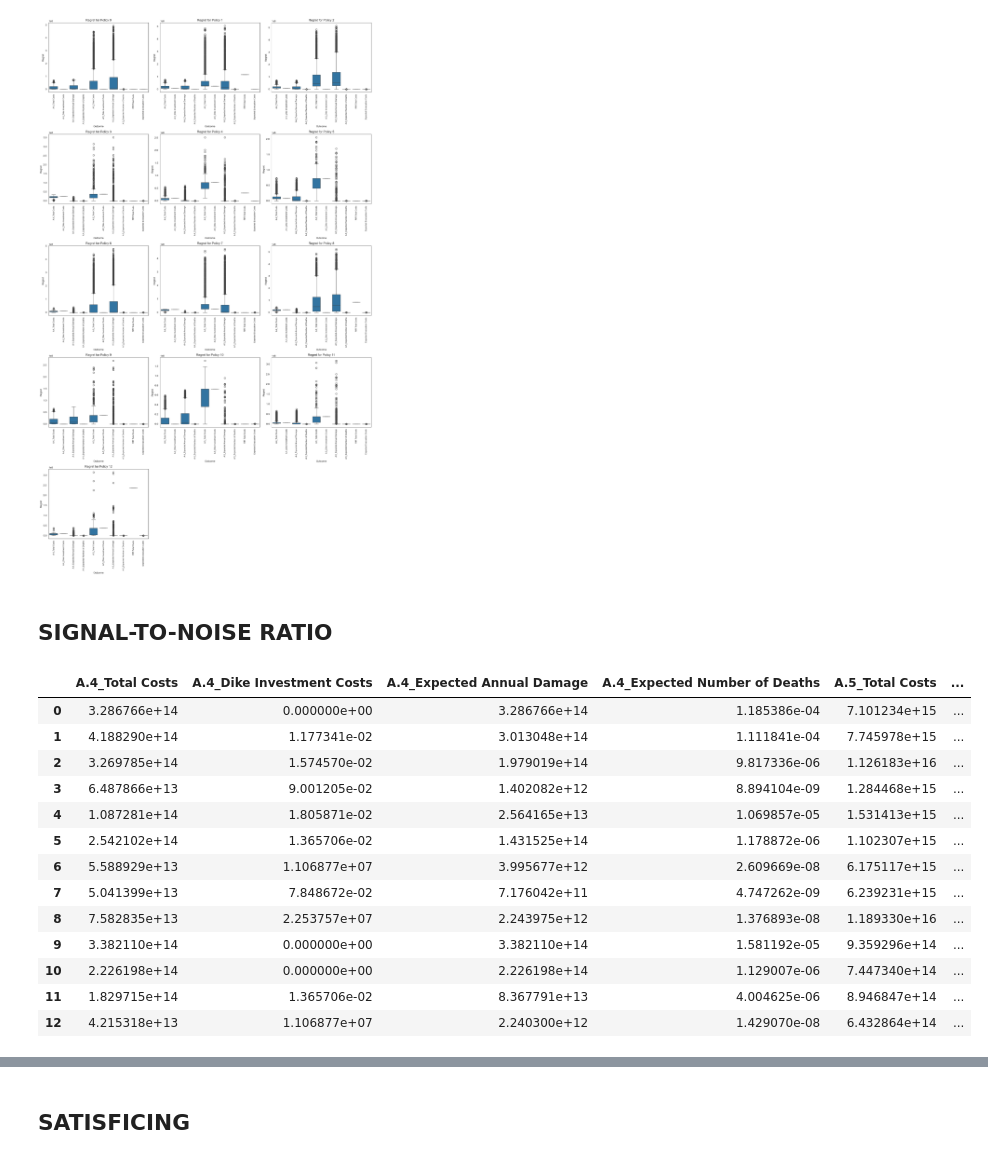
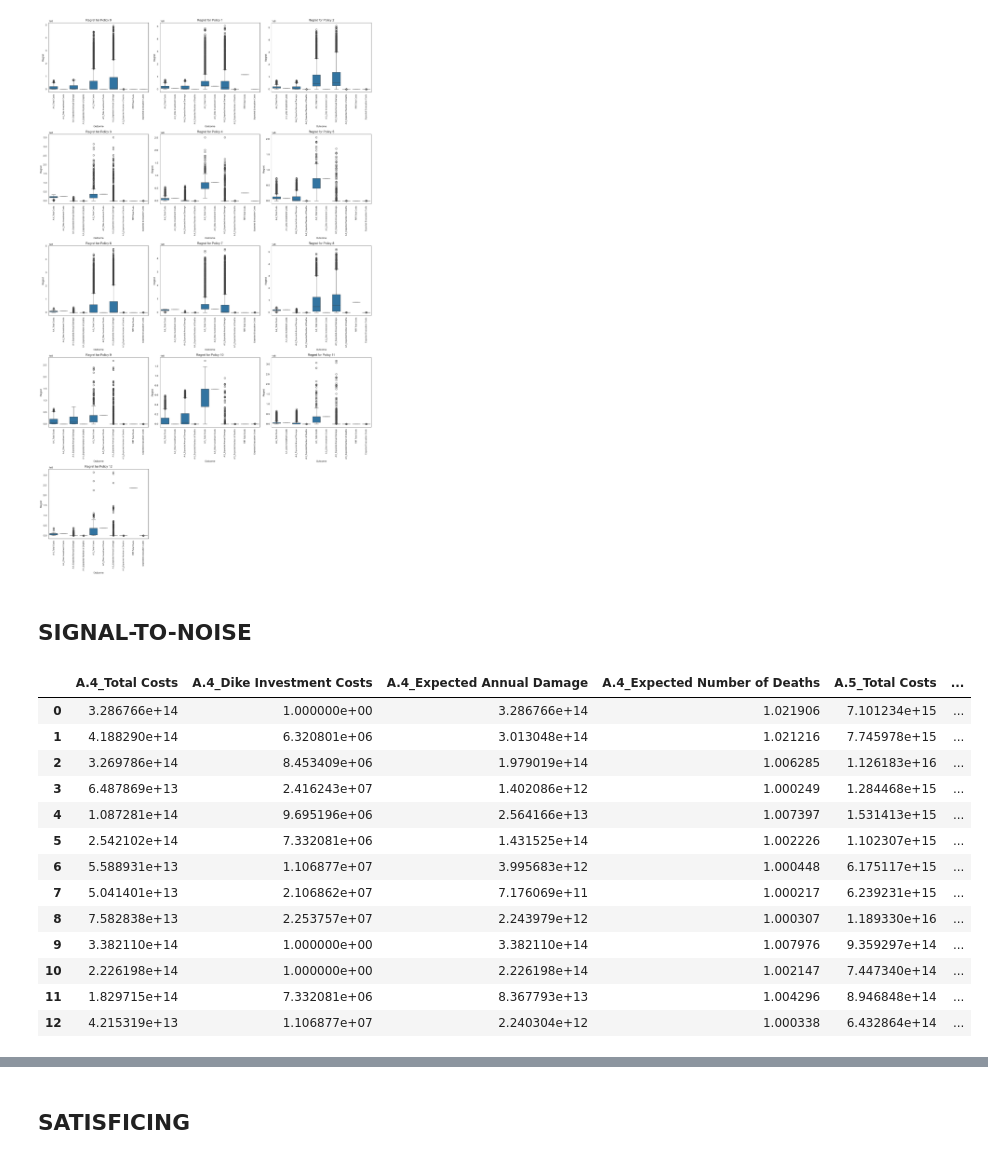
Before and after one commit to movephutthaphaiboon/epa141a-flood-policy-optimization-overijssel, a Jupyter notebook: final assignment/0_Robustness.ipynb, the cells around one changed output, grey strips where cells are left out. Saved outputs shown, nothing was run; the diff lists cells and outputs as text; code cells hidden in the pictures.

```diff
--- a/final assignment/0_Robustness.ipynb
+++ b/final assignment/0_Robustness.ipynb
@@ -137,22 +137,10 @@ results = load_results('results/robustness_results.tar.gz')
 experiments, outcomes = results
 # %% [markdown]
 ## REGRET
-# %%
-def calculate_regret(data, best):
-    return np.abs(best-data)
-
-def calculate_stn_ratio(data, direction):
-    mean = np.mean(data)
-    std = np.std(data)
-    if std == 0:
-        std = 1
-    if direction == ScalarOutcome.MAXIMIZE:
-        return mean/std
-    else:
-        return mean*std
 # %%
 overall_regret = {}
 max_regret = {}
+med_regret = {}
 
 for outcome in model.outcomes:
     policy_column = experiments['policy']
@@ -168,5 +156,6 @@ for outcome in model.outcomes:
 
     overall_regret[outcome.name] = outcome_regret
     max_regret[outcome.name] = outcome_regret.max()
+    med_regret[outcome.name] = outcome_regret.median()
 # %%
 max_regret = pd.DataFrame(max_regret)
@@ -176,0 +167,2 @@ plt.show()
+# %%
+max_regret_data = max_regret.drop(columns=['A.4_Total Costs','A.5_Total Costs'])
@@ -230,34 +310,39 @@ plt.show()
 # %% [output]
 [figure]
 # %% [markdown]
-## SIGNAL-TO-NOISE RATIO
+## SIGNAL-TO-NOISE
+# %%
+def calculate_stn_ratio(data):
+    mean = np.mean(data)
+    std = np.std(data)
+    return (mean + 1) * (std + 1)
 # %%
 overall_scores = {}
 for policy in np.unique(experiments['policy']):
     scores = {}
 
     logical = experiments['policy']==policy
 
     for outcome in model.outcomes:
         value  = outcomes[outcome.name][logical]
-        sn_ratio = calculate_stn_ratio(value, outcome.kind)
+        sn_ratio = calculate_stn_ratio(value)
         scores[outcome.name] = sn_ratio
     overall_scores[policy] = scores
 scores = pd.DataFrame.from_dict(overall_scores).T
 scores
 # %% [output]
 |  | A.4_Total Costs | A.4_Dike Investment Costs | A.4_Expected Annual Damage | A.4_Expected Number of Deaths | A.5_Total Costs | ... |
-| 0 | 3.286766e+14 | 0.000000e+00 | 3.286766e+14 | 1.185386e-04 | 7.101234e+15 | ... |
-| 1 | 4.188290e+14 | 1.177341e-02 | 3.013048e+14 | 1.111841e-04 | 7.745978e+15 | ... |
-| 2 | 3.269785e+14 | 1.574570e-02 | 1.979019e+14 | 9.817336e-06 | 1.126183e+16 | ... |
-| 3 | 6.487866e+13 | 9.001205e-02 | 1.402082e+12 | 8.894104e-09 | 1.284468e+15 | ... |
-| 4 | 1.087281e+14 | 1.805871e-02 | 2.564165e+13 | 1.069857e-05 | 1.531413e+15 | ... |
-| 5 | 2.542102e+14 | 1.365706e-02 | 1.431525e+14 | 1.178872e-06 | 1.102307e+15 | ... |
-| 6 | 5.588929e+13 | 1.106877e+07 | 3.995677e+12 | 2.609669e-08 | 6.175117e+15 | ... |
-| 7 | 5.041399e+13 | 7.848672e-02 | 7.176042e+11 | 4.747262e-09 | 6.239231e+15 | ... |
-| 8 | 7.582835e+13 | 2.253757e+07 | 2.243975e+12 | 1.376893e-08 | 1.189330e+16 | ... |
-| 9 | 3.382110e+14 | 0.000000e+00 | 3.382110e+14 | 1.581192e-05 | 9.359296e+14 | ... |
-| 10 | 2.226198e+14 | 0.000000e+00 | 2.226198e+14 | 1.129007e-06 | 7.447340e+14 | ... |
-| 11 | 1.829715e+14 | 1.365706e-02 | 8.367791e+13 | 4.004625e-06 | 8.946847e+14 | ... |
-| 12 | 4.215318e+13 | 1.106877e+07 | 2.240300e+12 | 1.429070e-08 | 6.432864e+14 | ... |
+| 0 | 3.286766e+14 | 1.000000e+00 | 3.286766e+14 | 1.021906 | 7.101234e+15 | ... |
+| 1 | 4.188290e+14 | 6.320801e+06 | 3.013048e+14 | 1.021216 | 7.745978e+15 | ... |
+| 2 | 3.269786e+14 | 8.453409e+06 | 1.979019e+14 | 1.006285 | 1.126183e+16 | ... |
+| 3 | 6.487869e+13 | 2.416243e+07 | 1.402086e+12 | 1.000249 | 1.284468e+15 | ... |
+| 4 | 1.087281e+14 | 9.695196e+06 | 2.564166e+13 | 1.007397 | 1.531413e+15 | ... |
+| 5 | 2.542102e+14 | 7.332081e+06 | 1.431525e+14 | 1.002226 | 1.102307e+15 | ... |
+| 6 | 5.588931e+13 | 1.106877e+07 | 3.995683e+12 | 1.000448 | 6.175117e+15 | ... |
+| 7 | 5.041401e+13 | 2.106862e+07 | 7.176069e+11 | 1.000217 | 6.239231e+15 | ... |
+| 8 | 7.582838e+13 | 2.253757e+07 | 2.243979e+12 | 1.000307 | 1.189330e+16 | ... |
+| 9 | 3.382110e+14 | 1.000000e+00 | 3.382110e+14 | 1.007976 | 9.359297e+14 | ... |
+| 10 | 2.226198e+14 | 1.000000e+00 | 2.226198e+14 | 1.002147 | 7.447340e+14 | ... |
+| 11 | 1.829715e+14 | 7.332081e+06 | 8.367793e+13 | 1.004296 | 8.946848e+14 | ... |
+| 12 | 4.215319e+13 | 1.106877e+07 | 2.240304e+12 | 1.000338 | 6.432864e+14 | ... |
 # %%
```
Also changed, not shown: parts of 22 cells of this notebook, 5 other files.
